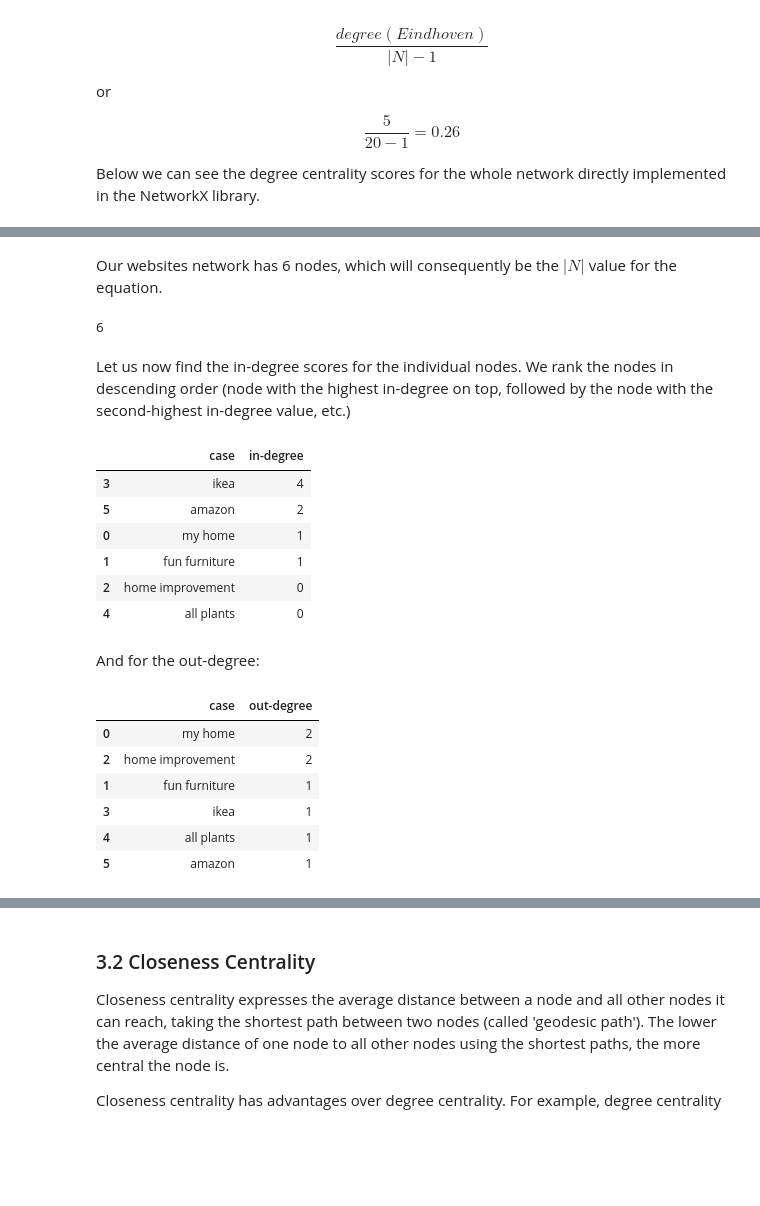
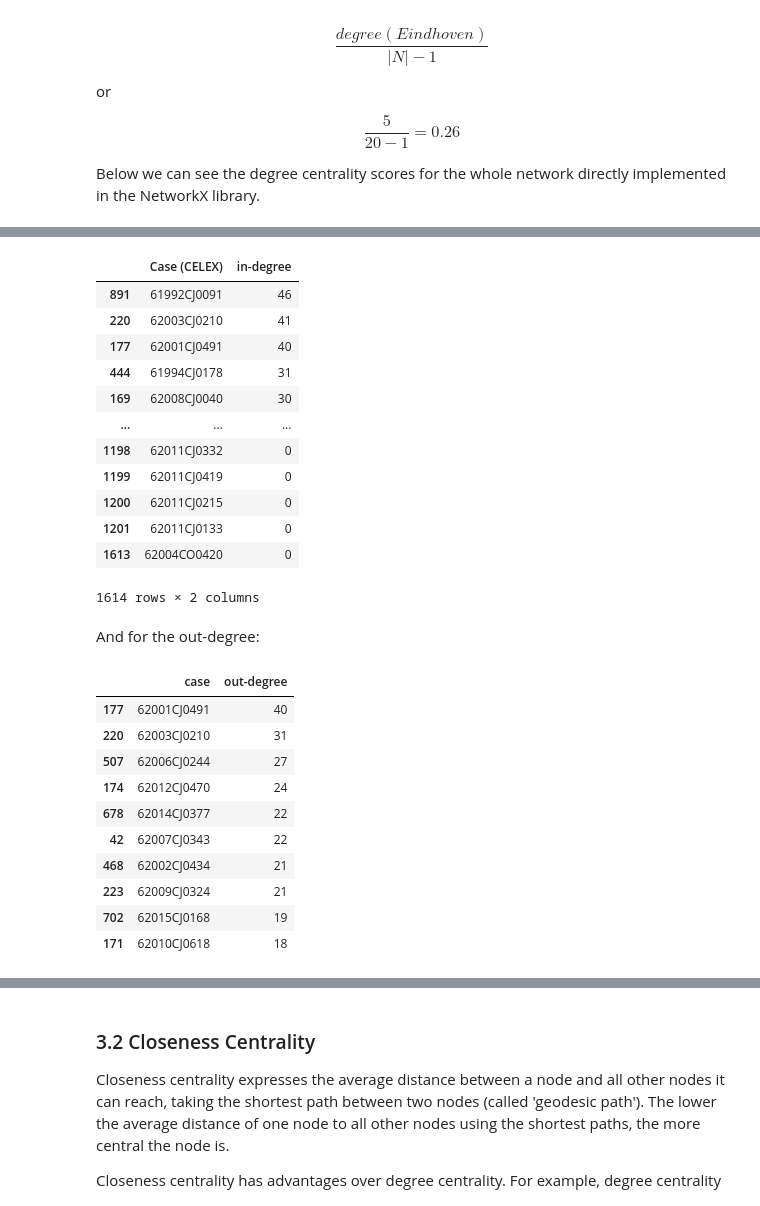
Before and after one commit to maastrichtlawtech/legalnetworkanalysis_textbook, a Jupyter notebook: network_analysis.ipynb, the cells around one changed output, grey strips where cells are left out. Saved outputs shown, nothing was run; the diff lists cells and outputs as text; code cells hidden in the pictures; blank space fills up the shorter version.

Commit message:
case law example added
Added example and dataset of CJEU case law on consumer protection.

```diff
--- a/network_analysis.ipynb
+++ b/network_analysis.ipynb
@@ -88,6 +91,9 @@ g_florentine = nx.florentine_families_graph()
 g_karate = nx.karate_club_graph()
 # %%
 # Other example graphs
+df_consprot = pd.read_csv('data/PROT_edges.csv', sep = ",")
+g_consprot = nx.from_pandas_edgelist(df_consprot, "Source", "Target", create_using=nx.DiGraph) #setting up the directed graph
+
 df_trains = pd.read_csv('data/trainnetworknl.csv', names=['origin', 'destination'])
 g_trains = nx.Graph()
 [g_trains.add_node(node) for node in df_trains.origin]
@@ -688,39 +689,41 @@ nx.draw_networkx_edges(g_furniture, pos=pos);
-# %% [markdown]
-Our websites network has 6 nodes, which will consequently be the $ |N| $ value for the equation.
-# %%
-len(g_furniture.nodes)
-# %% [output]
-6
-# %% [markdown]
-Let us now find the in-degree scores for the individual nodes. We rank the nodes in descending order (node with the highest in-degree on top, followed by the node with the second-highest in-degree value, etc.)
 # %%
-res = list(g_furniture.in_degree)
+res = list(g_consprot.in_degree)
 case = [i[0] for i in res]
-degree = [i[1] for i in res]
-df_results = pd.DataFrame({'case':case, 'in-degree':degree})
+in_degree = [i[1] for i in res]
+df_results = pd.DataFrame({'Case (CELEX)':case, 'in-degree':in_degree})
 df_results.sort_values('in-degree', ascending=False)
 # %% [output]
-|  | case | in-degree |
-| 3 | ikea | 4 |
-| 5 | amazon | 2 |
-| 0 | my home | 1 |
-| 1 | fun furniture | 1 |
-| 2 | home improvement | 0 |
-| 4 | all plants | 0 |
+|  | Case (CELEX) | in-degree |
+| 891 | 61992CJ0091 | 46 |
+| 220 | 62003CJ0210 | 41 |
+| 177 | 62001CJ0491 | 40 |
+| 444 | 61994CJ0178 | 31 |
+| 169 | 62008CJ0040 | 30 |
+| ... | ... | ... |
+| 1198 | 62011CJ0332 | 0 |
+| 1199 | 62011CJ0419 | 0 |
+| 1200 | 62011CJ0215 | 0 |
+| 1201 | 62011CJ0133 | 0 |
+| 1613 | 62004CO0420 | 0 |
+1614 rows × 2 columns
 # %% [markdown]
 And for the out-degree:
 # %%
-res = list(g_furniture.out_degree)
+res = list(g_consprot.out_degree)
 case = [i[0] for i in res]
-degree = [i[1] for i in res]
-df_results = pd.DataFrame({'case':case, 'out-degree':degree})
+out_degree = [i[1] for i in res]
+df_results = pd.DataFrame({'case':case, 'out-degree':out_degree})
 df_results.sort_values('out-degree', ascending=False).head(10)
 # %% [output]
 |  | case | out-degree |
-| 0 | my home | 2 |
-| 2 | home improvement | 2 |
-| 1 | fun furniture | 1 |
-| 3 | ikea | 1 |
-| 4 | all plants | 1 |
-| 5 | amazon | 1 |
+| 177 | 62001CJ0491 | 40 |
+| 220 | 62003CJ0210 | 31 |
+| 507 | 62006CJ0244 | 27 |
+| 174 | 62012CJ0470 | 24 |
+| 678 | 62014CJ0377 | 22 |
+| 42 | 62007CJ0343 | 22 |
+| 468 | 62002CJ0434 | 21 |
+| 223 | 62009CJ0324 | 21 |
+| 702 | 62015CJ0168 | 19 |
+| 171 | 62010CJ0618 | 18 |
 # %% [markdown]
```
Also changed, not shown: parts of 83 cells of this notebook, 2 other files.
